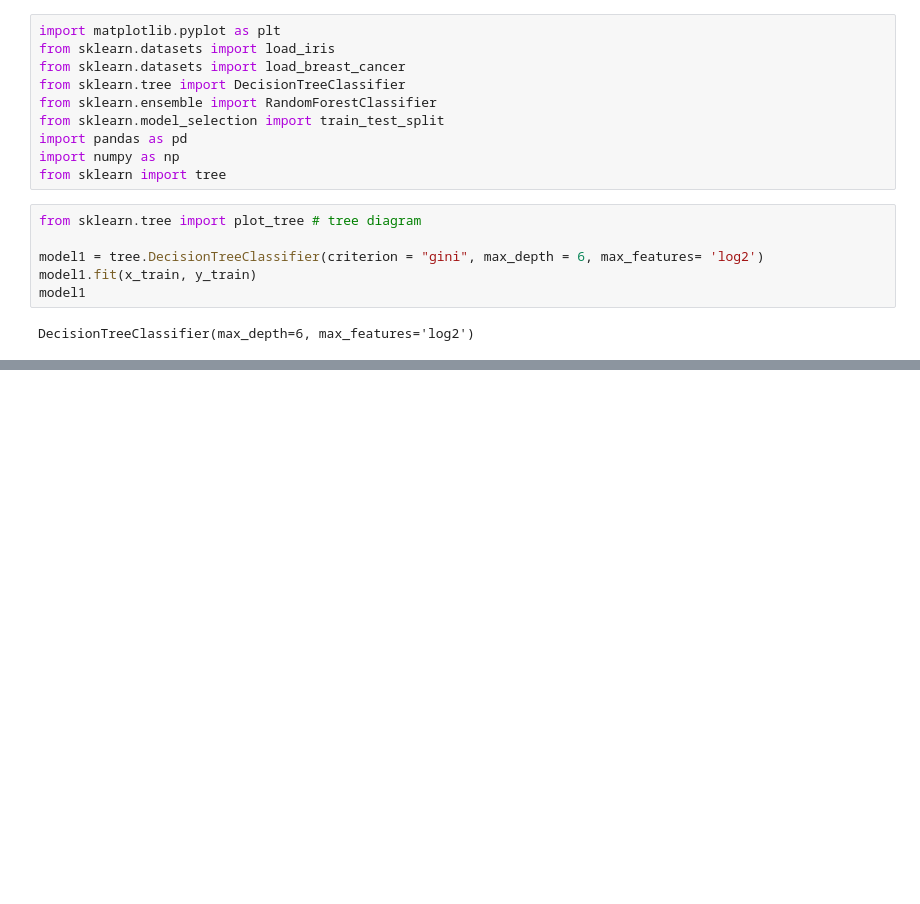
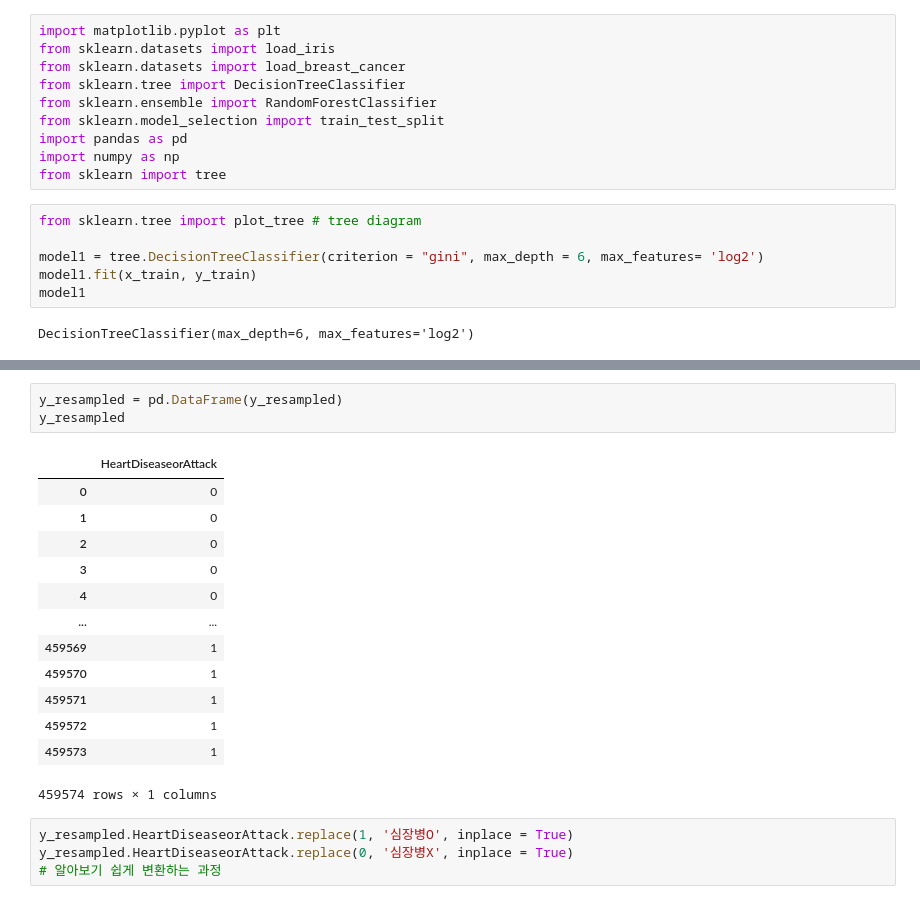
Before and after one commit to myungbinkwak/Kaggle, a Jupyter notebook: Heart_Disease_Health_Indicators/Heart_Disease_Health_Indicators.ipynb, the cells around one changed output, grey strips where cells are left out. Cells and saved outputs as stored; diff of their text form; blank space fills up the shorter version.

```diff
--- a/Heart_Disease_Health_Indicators/Heart_Disease_Health_Indicators.ipynb
+++ b/Heart_Disease_Health_Indicators/Heart_Disease_Health_Indicators.ipynb
@@ -445,0 +418,21 @@ plot_tree(model1,
+# %%
+y_resampled = pd.DataFrame(y_resampled)
+y_resampled
+# %% [output]
+|  | HeartDiseaseorAttack |
+| 0 | 0 |
+| 1 | 0 |
+| 2 | 0 |
+| 3 | 0 |
+| 4 | 0 |
+| ... | ... |
+| 459569 | 1 |
+| 459570 | 1 |
+| 459571 | 1 |
+| 459572 | 1 |
+| 459573 | 1 |
+459574 rows × 1 columns
+# %%
+y_resampled.HeartDiseaseorAttack.replace(1, '심장병O', inplace = True)
+y_resampled.HeartDiseaseorAttack.replace(0, '심장병X', inplace = True)
+# 알아보기 쉽게 변환하는 과정
```
Also changed, not shown: parts of 21 cells of this notebook.
